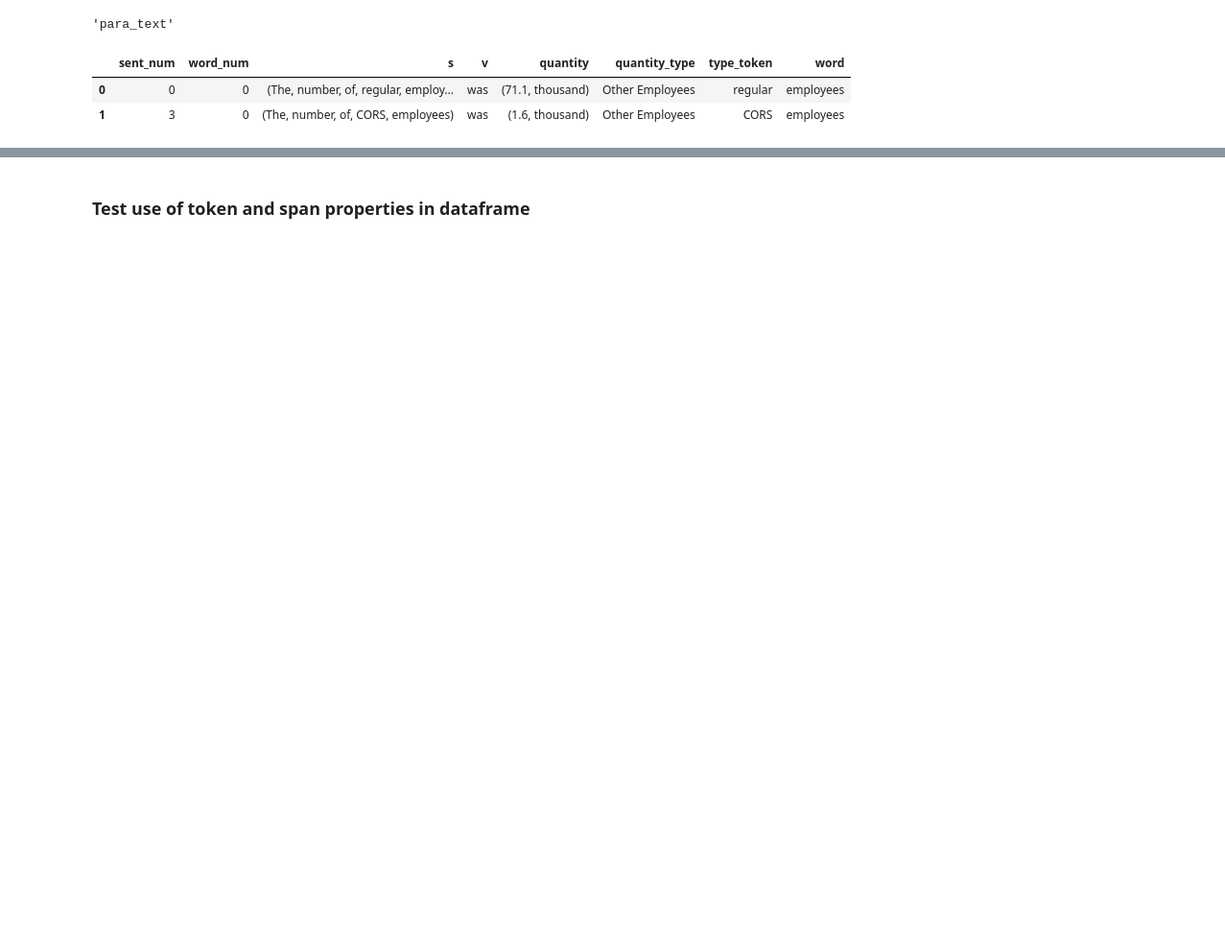
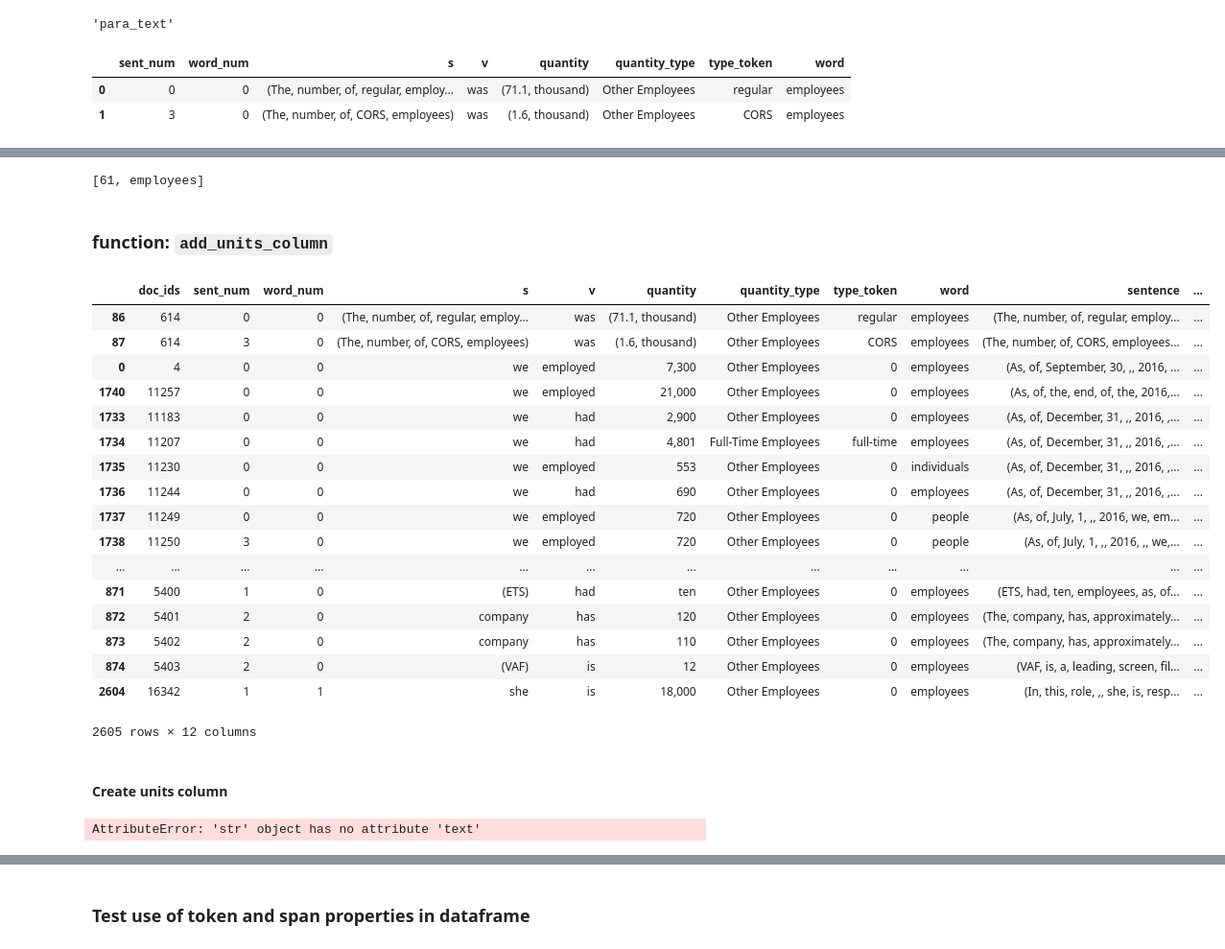
Before and after one commit to JarrodAJ/sec_employee_information_extraction, a Jupyter notebook: 4_Define_SpaCy_NER.ipynb, the cells around one changed output, grey strips where cells are left out. Shown at 96% size. Drawn from its saved outputs; the diff is of its cells as text; code cells hidden in the pictures; blank space fills up the shorter version.

```diff
--- a/4_Define_SpaCy_NER.ipynb
+++ b/4_Define_SpaCy_NER.ipynb
@@ -506,19 +506,24 @@ def extract_emp_relations(doc, verb_list=False, verbose=False):
                         cards = cards + [c for c in word.doc.ents if c.root in cards[0].root.subtree and c not in cards and c.label_ == 'CARDINAL']
                         if word in left_side:
                             if len(years) > 0:
-                                emp_counts = [(c.start, c) for c in cards]
+                                emp_counts = [(c.start, c) for c in sorted(cards, reverse=False, key = lambda x: x.start)]
                                 order_indices = [years.index(y) for y in sorted(years, reverse=True, key = lambda x: x[1])]
                                 try:
                                     #year_emps = [(years[i][1].text, emp_counts[i][1].text) for i in order_indices]
                                     year_emps = sorted([(years[i][1], emp_counts[i][1]) for i in order_indices], reverse=True, key = lambda x: x[0].text)
                                     if verbose == True:
+                                        print("years: " + str(years))
+                                        print("emp_counts: " + str(emp_counts))
+                                        print("order_indices: " + str(order_indices))
                                         print("year_emps: " + str(year_emps))
                                     #num_tok = max(year_emps)[1]
                                     num_tok = year_emps[0][1]
                                 except:
+                                    print(str("==" * 20))
                                     print("Length of emp_counts is : " + str(len(emp_counts)) +
                                          " while length of years is : " + str(len(years)))
                                     num_tok = cards[0]
+                                    print(str("-" * 20))
                                     print(word.doc.text)
                                 if verbose == True:
                                     print("Sentence has multiple years:" + str(years))
@@ -595,8 +600,15 @@ def extract_emp_relations(doc, verb_list=False, verbose=False):
                     if len(years) > len(num_toks):
                         if doc[head_num_tok[0].i - 2].ent_type_ == 'CARDINAL':
                             num_toks = num_toks + [doc[head_num_tok[0].i - 2]]
-                        head_num_conjucts = [c for c in head_num_tok[0].conjuncts if c.ent_type_ == 'CARDINAL']
+                        head_num_conjucts = [c for c in head_num_tok[0].conjuncts if c.tag_ == 'CD']
                         if head_num_conjucts:
+                            if head_num_conjucts[0].ent_type_ != 'CARDINAL':
+                                print(str("==" * 30))
+                                print("Potential series token :" + str(head_num_conjucts[0]) +
+                                     " does not have CARDINAL entity type. ")
+                                print("Entity type is: " + str(head_num_conjucts[0].ent_type_))
+                                print("Token index: " + str(head_num_conjucts[0].i))
+                                print("Doc is: " + str(word.doc))
                             num_toks = num_toks + head_num_conjucts
                     emp_counts = sorted([(c.i, c) for c in num_toks], key = lambda x: x[0])
                     if verbose == True:
@@ -605,7 +617,17 @@ def extract_emp_relations(doc, verb_list=False, verbose=False):
                     if verbose == True:
                         print("order_indices: " + str(order_indices))
                     #year_emps = [(years[i][1].text, emp_counts[i][1].text) for i in order_indices]
-                    year_emps = sorted([(years[i][1], emp_counts[i][1]) for i in order_indices], reverse=True, key = lambda x: x[0].text)
+                    try:
+                        year_emps = sorted([(years[i][1], emp_counts[i][1]) for i in order_indices], reverse=True, key = lambda x: x[0].text)
+                    except:
+                        print(str("==" * 20))
+                        print("Error on doc:")
+                        print(str("-" * 20))
+                        print(word.doc.text)
+                        print(str("-" * 20))
+                        print("Error sentence:")
+                        print(sent)
+
                     if verbose == True:
                         print("year_emps: " + str(year_emps))
                     #num_tok = max(year_emps)[1]
@@ -630,7 +652,7 @@ def extract_emp_relations(doc, verb_list=False, verbose=False):
             if all([subject, root_tok, num_tok, emp_type ]):
                 if verbose == True:
                     print(tuple(parts_found))
-                details = [sent_id, word_id] + parts_found + [sent]
+                details = [sent_id, word_id] + parts_found + [sent.text]
                 relation_tuples.append(RelationDetails(*details))
 
 
@@ -4198,6 +4217,5 @@ test_para
 The number of regular employees was 71.1 thousand, 73.5 thousand, and 75.3 thousand at years ended 2016, 2015 and 2014, respectively. Regular employees are defined as active executive, management, pro ...
 # %%
 for rel in rels:
-    sent_num, word_num, s, v, quantity, quantity_type, type_token ,word = rel
-    print(sent_num, word_num, s, v, quantity, quantity_type, type_token , word)
+    print(list(zip(rel._fields, [rel.sent_num, rel.word_num, rel.s, rel.v, rel.quantity, rel.quantity_type, rel.type_token , rel.word, rel.sentence])))
 # %% [output]
@@ -4312,6 +4331,10 @@ def make_fact_df(docs, re_func, df=0, id_fields=0, verbose = False):
 
     # Initialize list of fields to maintain from input df.
     input_df_fields = ['doc_ids']
+
+    # Turn doc into a list if a single string is passed
+    if type(docs) == type(""):
+        docs = [docs]
 
     if type(df) == type(pd.DataFrame()) :
         doc_ids = df.index.tolist() # Use the index to identify documents
@@ -4412,0 +4448,9 @@ len of doc_id_list is: 2495
+# %%
+err_doc = nlp("We had 49, 61, and 57 full-time equivalent employees in research and development at December 31, 2016, 2015, and 2014, respectively.")
+err_tok = err_doc[4]
+err_ent = err_doc.ents[1]
+list(err_doc[2].conjuncts)
+# %% [output]
+[61, employees]
+# %% [markdown]
+### function: `add_units_column`
@@ -4412,0 +4508,27 @@ len of doc_id_list is: 2495
+# %%
+fact_df.sort_values('units', ascending=False)
+# %% [output]
+|  | doc_ids | sent_num | word_num | s | v | quantity | quantity_type | type_token | word | sentence | ... |
+| 86 | 614 | 0 | 0 | (The, number, of, regular, employ... | was | (71.1, thousand) | Other Employees | regular | employees | (The, number, of, regular, employ... | ... |
+| 87 | 614 | 3 | 0 | (The, number, of, CORS, employees) | was | (1.6, thousand) | Other Employees | CORS | employees | (The, number, of, CORS, employees... | ... |
+| 0 | 4 | 0 | 0 | we | employed | 7,300 | Other Employees | 0 | employees | (As, of, September, 30, ,, 2016, ... | ... |
+| 1740 | 11257 | 0 | 0 | we | employed | 21,000 | Other Employees | 0 | employees | (As, of, the, end, of, the, 2016,... | ... |
+| 1733 | 11183 | 0 | 0 | we | had | 2,900 | Other Employees | 0 | employees | (As, of, December, 31, ,, 2016, ,... | ... |
+| 1734 | 11207 | 0 | 0 | we | had | 4,801 | Full-Time Employees | full-time | employees | (As, of, December, 31, ,, 2016, ,... | ... |
+| 1735 | 11230 | 0 | 0 | we | employed | 553 | Other Employees | 0 | individuals | (As, of, December, 31, ,, 2016, ,... | ... |
+| 1736 | 11244 | 0 | 0 | we | had | 690 | Other Employees | 0 | employees | (As, of, December, 31, ,, 2016, ,... | ... |
+| 1737 | 11249 | 0 | 0 | we | employed | 720 | Other Employees | 0 | people | (As, of, July, 1, ,, 2016, we, em... | ... |
+| 1738 | 11250 | 3 | 0 | we | employed | 720 | Other Employees | 0 | people | (As, of, July, 1, ,, 2016, ,, we,... | ... |
+| ... | ... | ... | ... | ... | ... | ... | ... | ... | ... | ... | ... |
+| 871 | 5400 | 1 | 0 | (ETS) | had | ten | Other Employees | 0 | employees | (ETS, had, ten, employees, as, of... | ... |
+| 872 | 5401 | 2 | 0 | company | has | 120 | Other Employees | 0 | employees | (The, company, has, approximately... | ... |
+| 873 | 5402 | 2 | 0 | company | has | 110 | Other Employees | 0 | employees | (The, company, has, approximately... | ... |
+| 874 | 5403 | 2 | 0 | (VAF) | is | 12 | Other Employees | 0 | employees | (VAF, is, a, leading, screen, fil... | ... |
+| 2604 | 16342 | 1 | 1 | she | is | 18,000 | Other Employees | 0 | employees | (In, this, role, ,, she, is, resp... | ... |
+2605 rows × 12 columns
+# %% [markdown]
+#### Create units column
+# %%
+fact_df[fact_df.units.apply(lambda x: x.text) == 'thousand']
+# %% [output]
+AttributeError: 'str' object has no attribute 'text'
```
Also changed, not shown: parts of 169 cells of this notebook, 10 other files.
